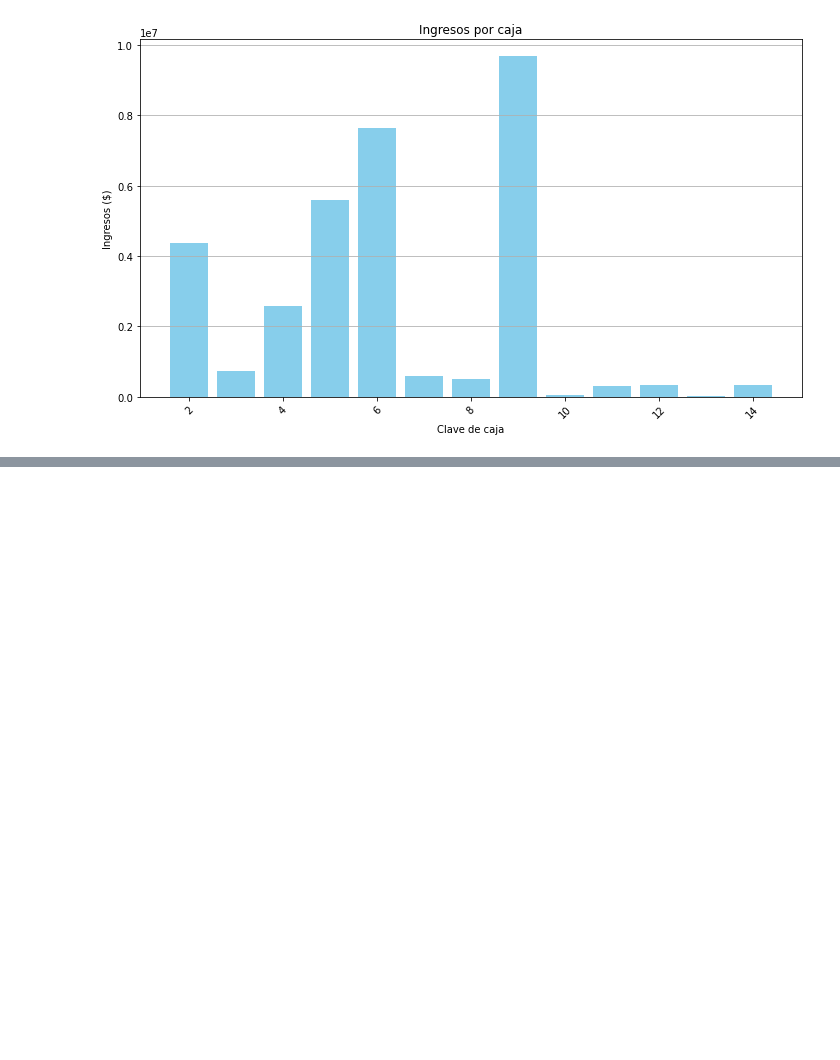
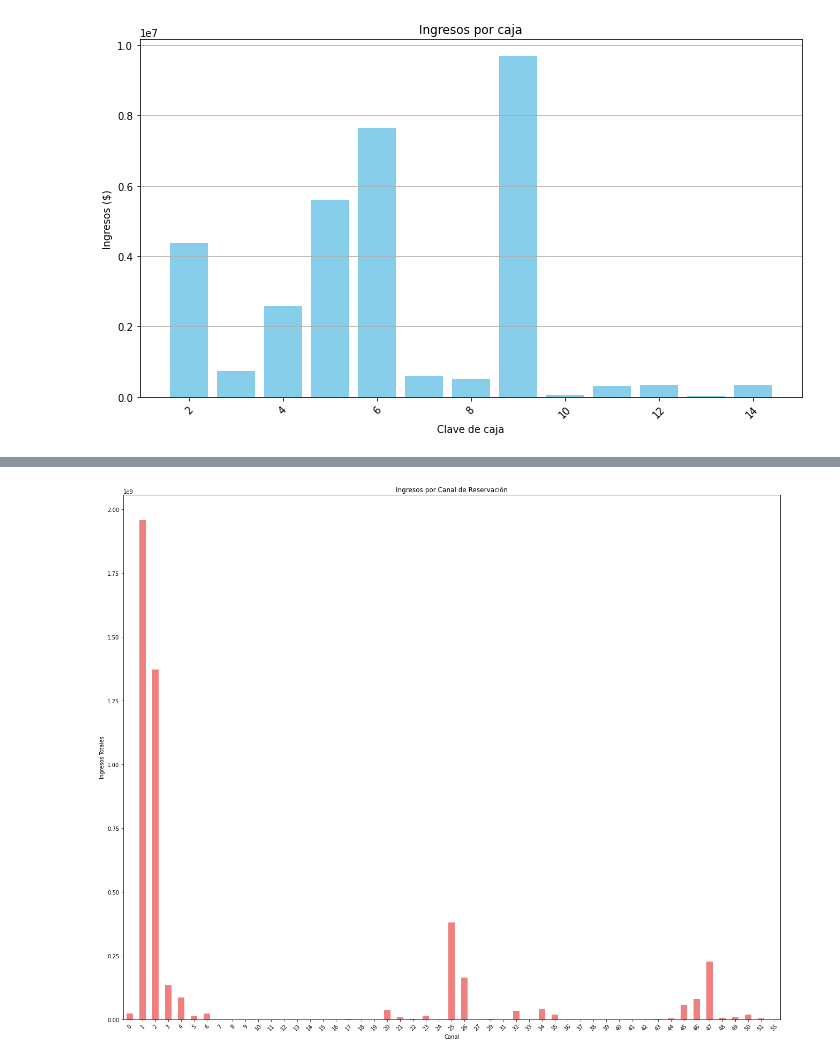
Before and after one commit to carolinahdzm/TCA_clasificacion_Equipo3, a Jupyter notebook: EDA_equipo3.ipynb, the cells around one changed output, grey strips where cells are left out. Saved outputs shown, nothing was run; the diff lists cells and outputs as text; code cells hidden in the pictures; blank space fills up the shorter version.

```diff
--- a/EDA_equipo3.ipynb
+++ b/EDA_equipo3.ipynb
@@ -739,0 +773,12 @@ plt.show()
+# %%
+# Agrupar y graficar
+ingresos_por_canal = df_ocup.groupby("ID_canal")["ing_hab"].sum()
+plt.figure(figsize=(22, 18))
+ingresos_por_canal.plot(kind="bar", color="lightcoral")
+plt.title("Ingresos por Canal de Reservación")
+plt.xlabel("Canal")
+plt.ylabel("Ingresos Totales")
+plt.xticks(rotation=45)
+plt.show()
+# %% [output]
+[figure, added]
```
Also changed, not shown: parts of 8 cells of this notebook.
